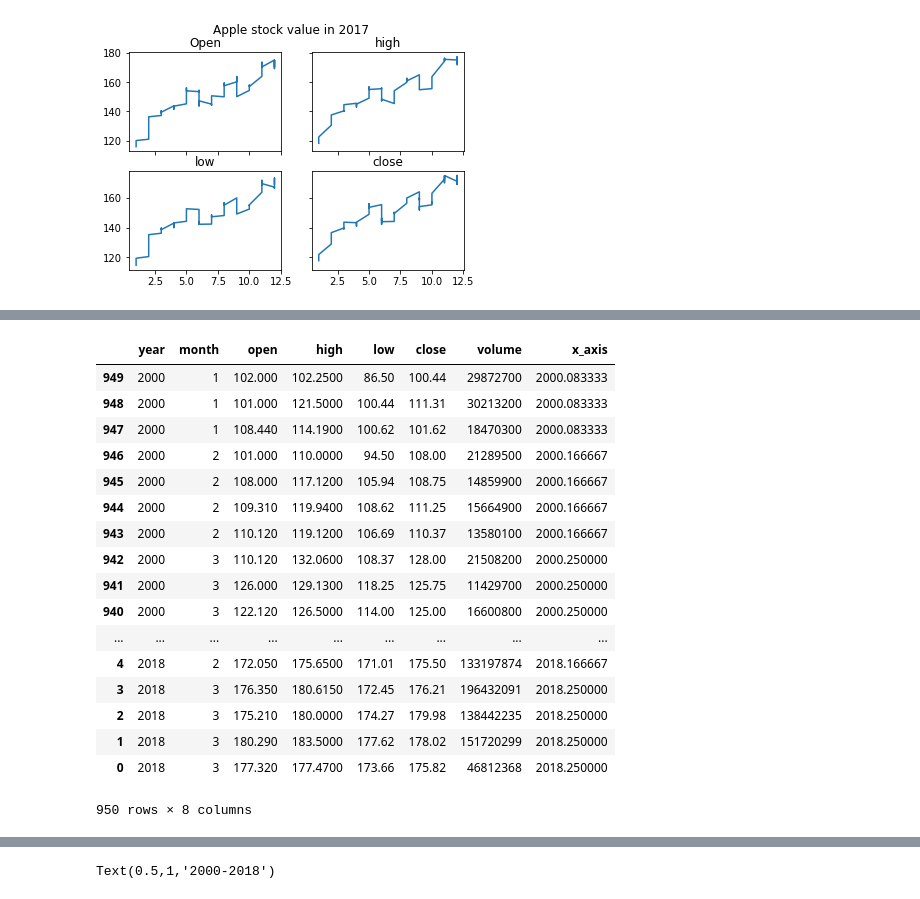
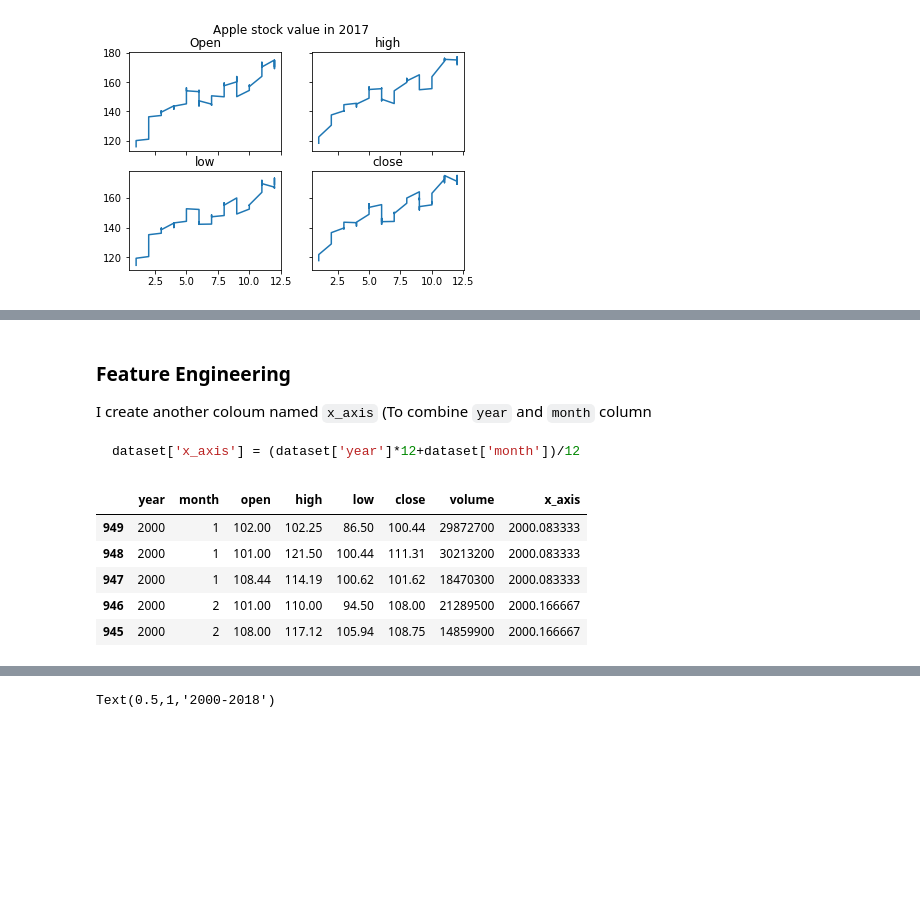
Before and after one commit to abhiWriteCode/Small-Machine-Learning-Projects, a Jupyter notebook: Apple stock dataset/AppleCompanyStock.ipynb, the cells around one changed output, grey strips where cells are left out. Cells and saved outputs as stored; diff of their text form; code cells hidden in the pictures; blank space fills up the shorter version.

````diff
--- a/Apple stock dataset/AppleCompanyStock.ipynb
+++ b/Apple stock dataset/AppleCompanyStock.ipynb
@@ -126,22 +83,18 @@ dataset
+# %% [markdown]
+### Feature Engineering
+
+I create another coloum named ```x_axis``` (To combine ```year``` and ```month``` column
+
+```python
+dataset['x_axis'] = (dataset['year']*12+dataset['month'])/12
+```
 # %%
 dataset['x_axis'] = (dataset['year']*12+dataset['month'])/12
-dataset
+dataset.head()
 # %% [output]
 |  | year | month | open | high | low | close | volume | x_axis |
-| 949 | 2000 | 1 | 102.000 | 102.2500 | 86.50 | 100.44 | 29872700 | 2000.083333 |
-| 948 | 2000 | 1 | 101.000 | 121.5000 | 100.44 | 111.31 | 30213200 | 2000.083333 |
-| 947 | 2000 | 1 | 108.440 | 114.1900 | 100.62 | 101.62 | 18470300 | 2000.083333 |
-| 946 | 2000 | 2 | 101.000 | 110.0000 | 94.50 | 108.00 | 21289500 | 2000.166667 |
-| 945 | 2000 | 2 | 108.000 | 117.1200 | 105.94 | 108.75 | 14859900 | 2000.166667 |
-| 944 | 2000 | 2 | 109.310 | 119.9400 | 108.62 | 111.25 | 15664900 | 2000.166667 |
-| 943 | 2000 | 2 | 110.120 | 119.1200 | 106.69 | 110.37 | 13580100 | 2000.166667 |
-| 942 | 2000 | 3 | 110.120 | 132.0600 | 108.37 | 128.00 | 21508200 | 2000.250000 |
-| 941 | 2000 | 3 | 126.000 | 129.1300 | 118.25 | 125.75 | 11429700 | 2000.250000 |
-| 940 | 2000 | 3 | 122.120 | 126.5000 | 114.00 | 125.00 | 16600800 | 2000.250000 |
-| ... | ... | ... | ... | ... | ... | ... | ... | ... |
-| 4 | 2018 | 2 | 172.050 | 175.6500 | 171.01 | 175.50 | 133197874 | 2018.166667 |
-| 3 | 2018 | 3 | 176.350 | 180.6150 | 172.45 | 176.21 | 196432091 | 2018.250000 |
-| 2 | 2018 | 3 | 175.210 | 180.0000 | 174.27 | 179.98 | 138442235 | 2018.250000 |
-| 1 | 2018 | 3 | 180.290 | 183.5000 | 177.62 | 178.02 | 151720299 | 2018.250000 |
-| 0 | 2018 | 3 | 177.320 | 177.4700 | 173.66 | 175.82 | 46812368 | 2018.250000 |
+| 949 | 2000 | 1 | 102.00 | 102.25 | 86.50 | 100.44 | 29872700 | 2000.083333 |
+| 948 | 2000 | 1 | 101.00 | 121.50 | 100.44 | 111.31 | 30213200 | 2000.083333 |
+| 947 | 2000 | 1 | 108.44 | 114.19 | 100.62 | 101.62 | 18470300 | 2000.083333 |
+| 946 | 2000 | 2 | 101.00 | 110.00 | 94.50 | 108.00 | 21289500 | 2000.166667 |
+| 945 | 2000 | 2 | 108.00 | 117.12 | 105.94 | 108.75 | 14859900 | 2000.166667 |
-950 rows × 8 columns
````
Also changed, not shown: parts of 6 cells of this notebook.
